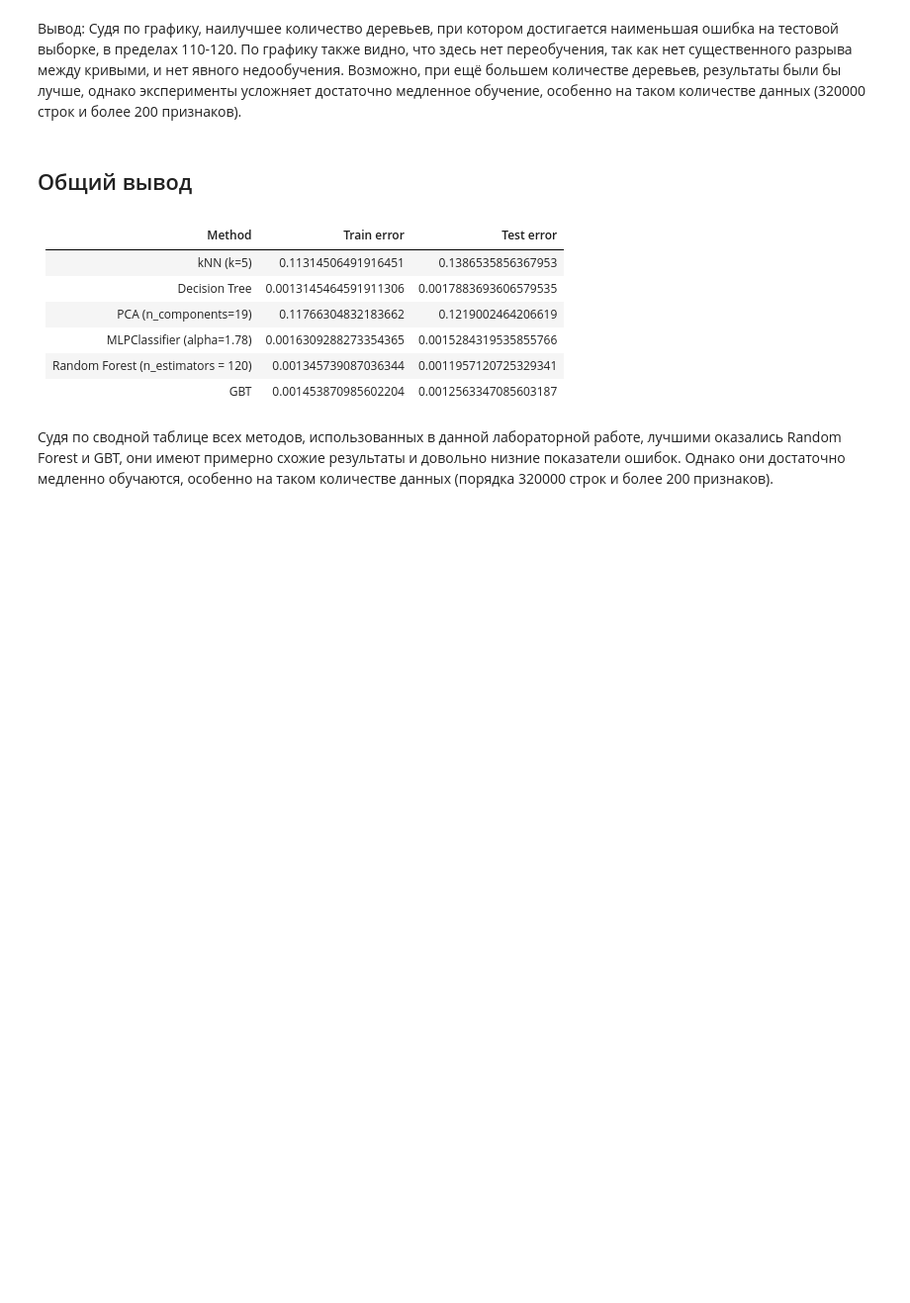
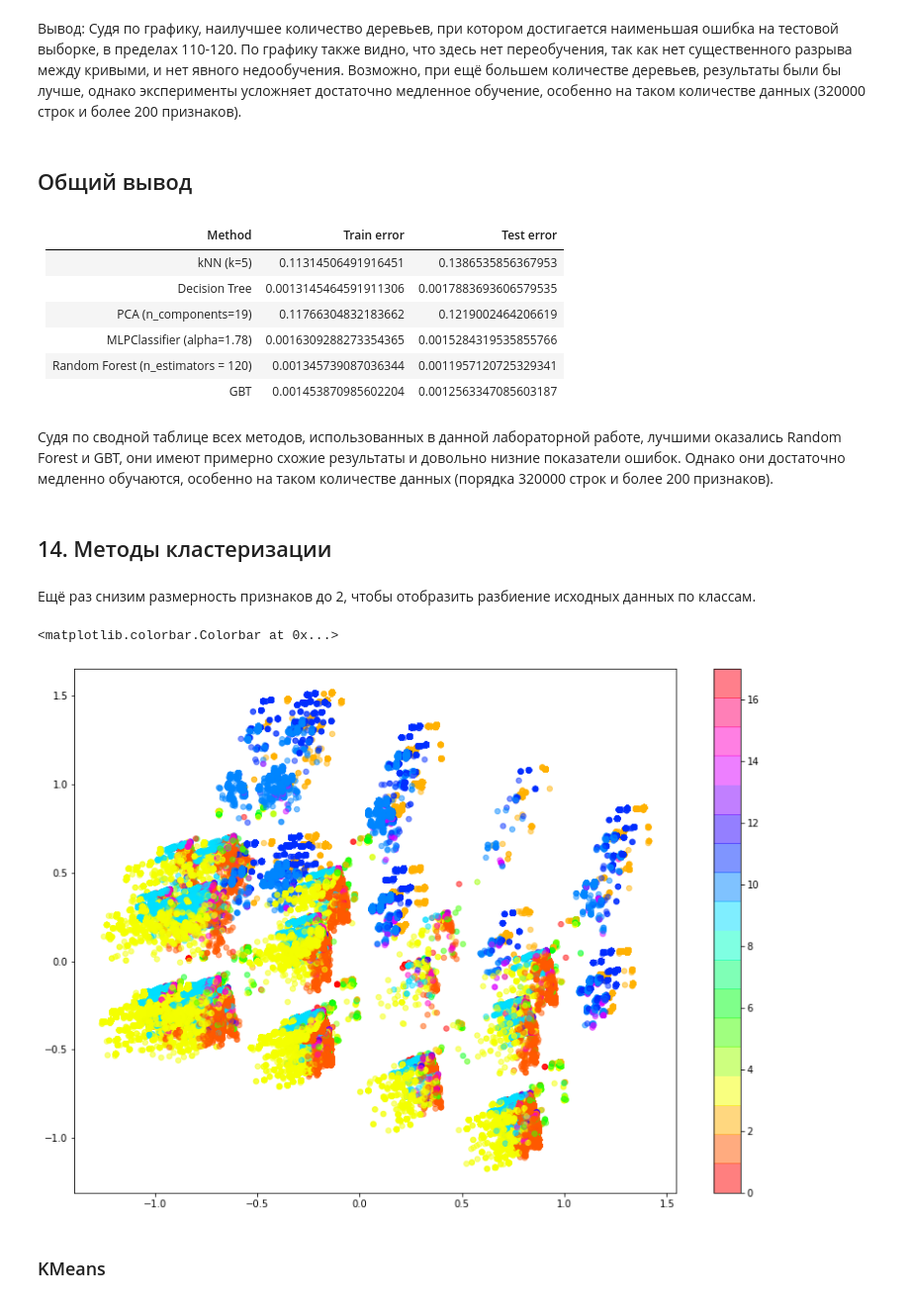
Before and after one commit to ksenia1009/ML_intro, a Jupyter notebook: classification_task.ipynb, the cells around one changed output. Shown at 99% size. Cells and saved outputs as stored; diff of their text form; code cells hidden in the pictures; blank space fills up the shorter version.

```diff
--- a/classification_task.ipynb
+++ b/classification_task.ipynb
@@ -773,3 +773,22 @@ Random Forest (n_estimators = 120) | 0.001345739087036344 | 0.001195712072532934
 GBT | 0.001453870985602204 | 0.0012563347085603187
 # %% [markdown]
 Судя по сводной таблице всех методов, использованных в данной лабораторной работе, лучшими оказались Random Forest и GBT, они имеют примерно схожие результаты и довольно низние показатели ошибок. Однако они достаточно медленно обучаются, особенно на таком количестве данных (порядка 320000 строк и более 200 признаков).
+# %% [markdown]
+## 14. Методы кластеризации
+# %% [markdown]
+Ещё раз снизим размерность признаков до 2, чтобы отобразить разбиение исходных данных по классам.
+# %%
+from sklearn.decomposition import PCA
+pca = PCA(n_components = 2)
+
+pca.fit(X)
+X_pca = pca.transform(X)
+# %%
+plt.figure(figsize = (14, 10))
+plt.scatter(X_pca[:, 0], X_pca[:, 1], s = 30, c = y, alpha = 0.5, cmap = plt.cm.get_cmap('hsv', 18))
+plt.colorbar()
+# %% [output]
+<matplotlib.colorbar.Colorbar at 0x...>
+[figure, added]
+# %% [markdown]
+### KMeans
```
Also changed, not shown: parts of 11 cells of this notebook.
